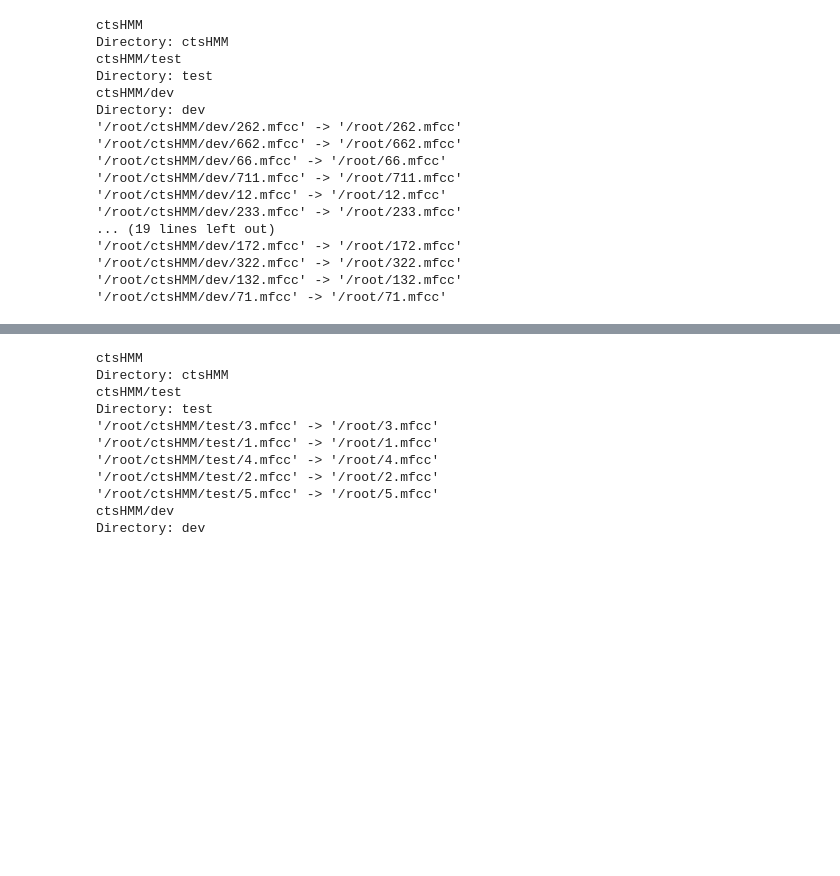
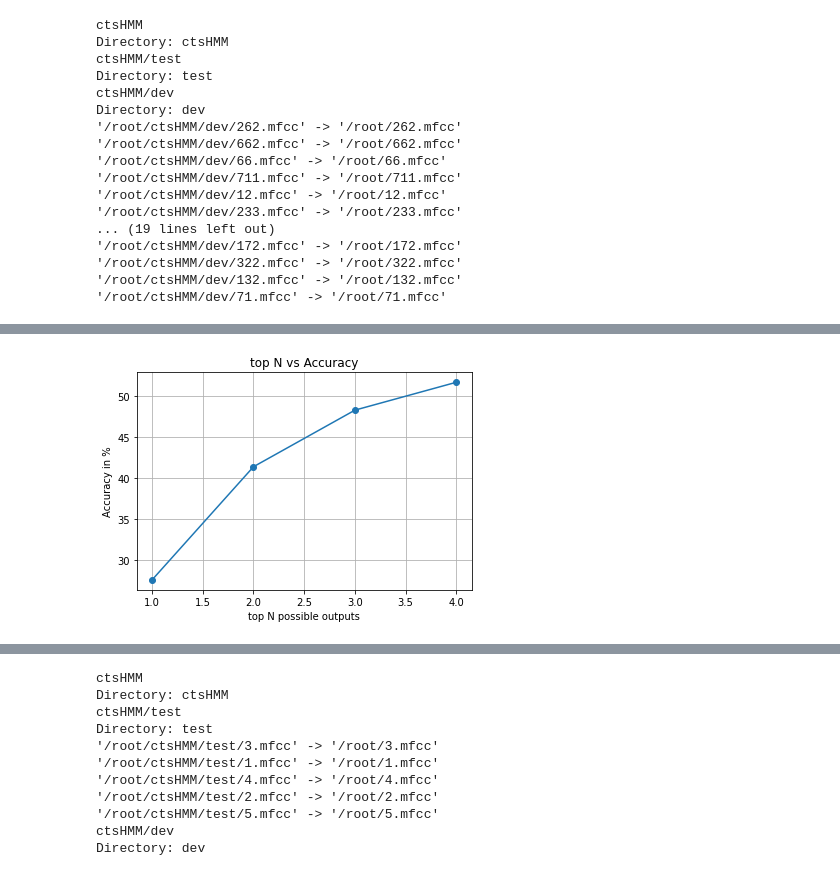
Before and after one commit to vignesh99/SpeechTechnology-CS6300, a Jupyter notebook: HMMs.ipynb, the cells around one changed output, grey strips where cells are left out. Cells and saved outputs as stored; diff of their text form; code cells hidden in the pictures; blank space fills up the shorter version.

```diff
--- a/HMMs.ipynb
+++ b/HMMs.ipynb
@@ -763,3 +768,17 @@ files.download("ctsHMM.dev")
 # %% [output]
 [interactive output not drawn]
 [interactive output not drawn]
+# %%
+                                    #Accuracy plot variation over cluster no.
+topN = array([1,2,3,4])
+acc = array([27.6,41.4,48.3,51.7])
+
+plt.plot(topN,acc,marker="o")
+plt.grid()
+plt.xlabel("top N possible outputs")
+plt.ylabel("Accuracy in %")
+plt.title("top N vs Accuracy")
+#plt.show()
+plt.savefig("top N vs accuracy")
+# %% [output]
+[figure, added]
```
Also changed, not shown: parts of 5 cells of this notebook.
